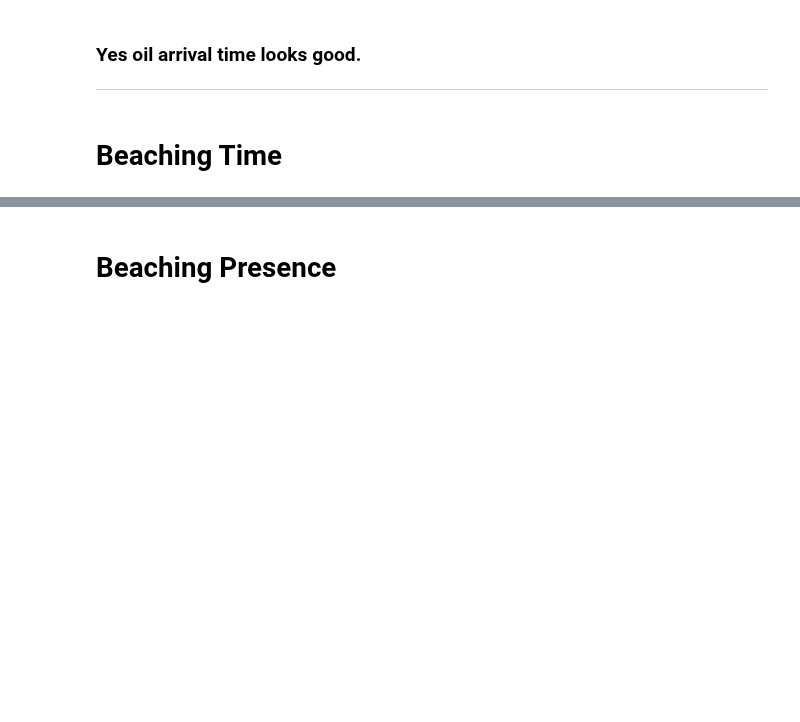
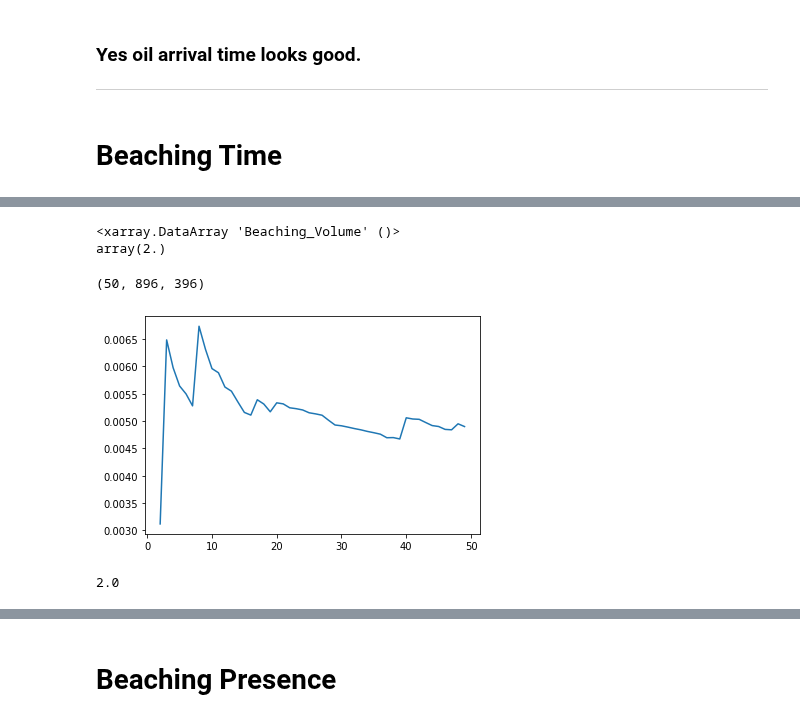
Before and after one commit to MIDOSS/Visualization, a Jupyter notebook: notebooks/Incremental_Means.ipynb, the cells around one changed output, grey strips where cells are left out. Saved outputs shown, nothing was run; the diff lists cells and outputs as text; code cells hidden in the pictures; blank space fills up the shorter version.

```diff
--- a/notebooks/Incremental_Means.ipynb
+++ b/notebooks/Incremental_Means.ipynb
@@ -139 +151,6 @@ perol = 0.15
+# %%
+beachpresence.max()
+# %% [output]
+<xarray.DataArray 'Beaching_Volume' ()>
+array(2.)
 # %%
@@ -143,0 +162,4 @@ beached = np.ma.masked_array(beaching_time[0], (beaching_time[0] == 0) | (
+# %%
+print (beaching_oil.shape)
+# %% [output]
+(50, 896, 396)
@@ -144,3 +180,12 @@ beached = np.ma.masked_array(beaching_time[0], (beaching_time[0] == 0) | (
+# %%
+plt.plot(tmean);
+# %% [output]
+[figure, added]
+# %%
+np.minimum(np.array(beachpresence), 50)
+print (den.max())
+# %% [output]
+2.0
 # %%
 ma_beaching_time.count()
 # %% [output]
```
Also changed, not shown: parts of 20 cells of this notebook.
